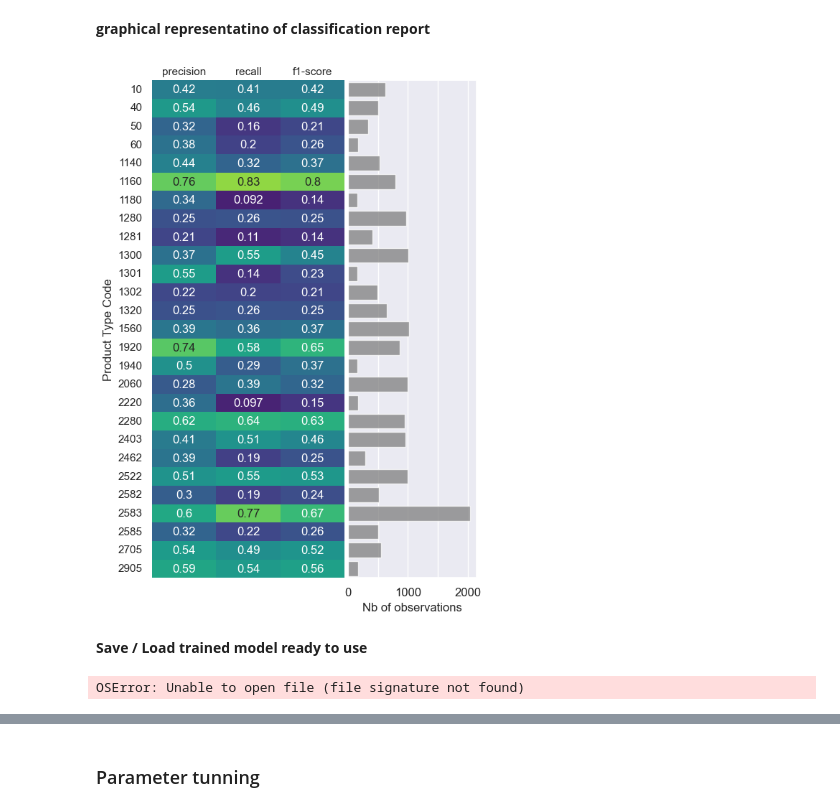
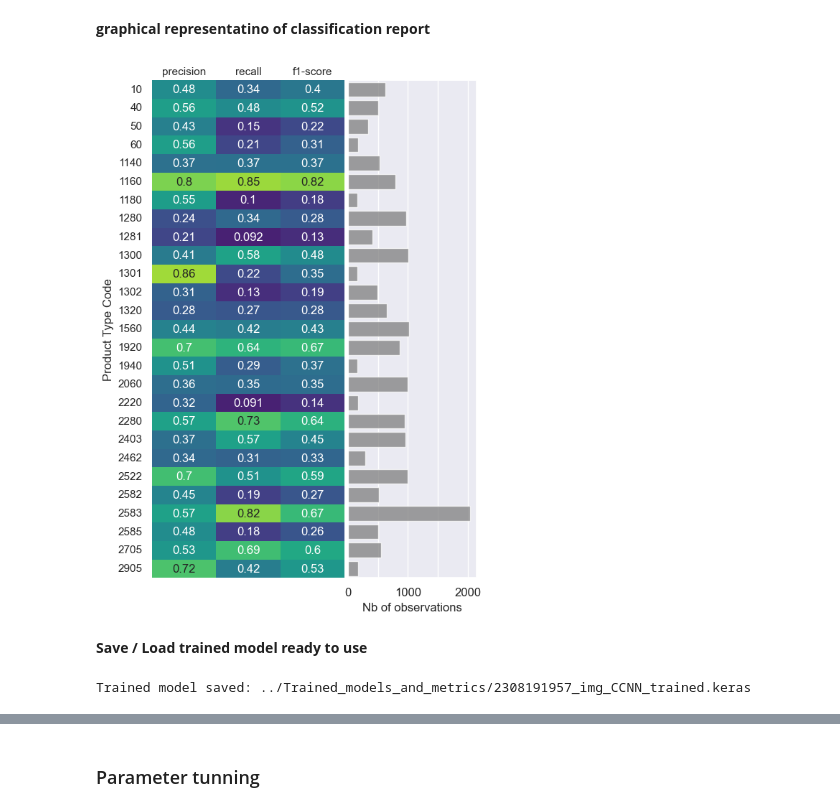
Before and after one commit to RamiroHR/Multimodal-Data-Product-Classification-Model, a Jupyter notebook: Image_Base_Models.ipynb, the cells around one changed output, grey strips where cells are left out. Saved outputs shown, nothing was run; the diff lists cells and outputs as text; code cells hidden in the pictures.

```diff
--- a/Image_Base_Models.ipynb
+++ b/Image_Base_Models.ipynb
@@ -980,16 +1114,32 @@ _________________________________________________________________
 # %% [markdown]
 **Train Model**
 # %%
+# EPOCHS = 10
+
+from tensorflow.keras.callbacks import ModelCheckpoint
+
+checkpoint_filepath = './tmp_checkpoint/'
+model_checkpoint_callback = ModelCheckpoint(
+                                            filepath=checkpoint_filepath,
+                                            verbose = 1,
+                                            save_weights_only=True,
+                                            monitor='val_accuracy',
+                                            mode='max',
+                                            save_best_only=True)
+
 t0 = time.time()
 
 training_history = CNN_clf.fit(XX_train, yy_train,
-                             validation_split = 0.2,
-                             epochs = 50,
-                             batch_size = 400)
+                              validation_split = 0.2,
+                              epochs = 100,
+                              batch_size = 400,
+                              callbacks=[model_checkpoint_callback])
 
 t1 = time.time()
 print("For %d observations, training time = %0.2f seconds" %(XX_train.shape[0], (t1-t0) ) )
 
+CNN_clf.load_weights(checkpoint_filepath)
+
 model_date_time = date_time()
 print(model_date_time)
 # %% [output]
@@ -1104,8 +1283,8 @@ from sklearn.metrics import classification_report
 cr = classification_report(y_test_prdCode, y_pred, output_dict = True)
 cr.update({"accuracy": {"precision": None, "recall": None, "f1-score": cr["accuracy"], "support": cr['macro avg']['support']}})
 
-micro_rf = pd.DataFrame(cr).transpose().reset_index().rename(columns={'index': 'prdtypecode'}).iloc[:-3,:]
-macro_rf = pd.DataFrame(cr).transpose().reset_index().rename(columns={'index': 'metrics'}).iloc[-3:,:]
+micro_CNN = pd.DataFrame(cr).transpose().reset_index().rename(columns={'index': 'prdtypecode'}).iloc[:-3,:]
+macro_CNN = pd.DataFrame(cr).transpose().reset_index().rename(columns={'index': 'metrics'}).iloc[-3:,:]
 
 # display(micro_dt)
 # display(macro_dt)
@@ -1178,54 +1403,54 @@ if export:
 # %% [markdown]
 **graphical representatino of classification report**
 # %%
-totN = micro_rf['support'].sum()
+totN = micro_CNN['support'].sum()
 totN
 
 art = sns.color_palette()
 
 # micro_rf.to_numpy()
 fig, axs = plt.subplots(1,2,figsize = (5.833,9),gridspec_kw={'width_ratios': [3.0, 2.0]})
 
-sns.heatmap(micro_rf.set_index('prdtypecode')[['precision', 'recall', 'f1-score']], annot = True, cmap='viridis',
+sns.heatmap(micro_CNN.set_index('prdtypecode')[['precision', 'recall', 'f1-score']], annot = True, cmap='viridis',
             vmin = 0, vmax = 1, ax = axs[0], cbar = False)
-sns.barplot(data = micro_rf, x = 'support', y='prdtypecode', color = 'grey', alpha = 0.75, ax = axs[1])
+sns.barplot(data = micro_CNN, x = 'support', y='prdtypecode', color = 'grey', alpha = 0.75, ax = axs[1])
 # sns.barplot(micro_rf.sort_values(by = 'f1-score', ascending=False).head(5),
 #             x = 'support', y='prdtypecode', color = art[1], alpha = 0.75, ax = axs[1])
 
 
 axs[0].xaxis.set_ticks_position('top')
 axs[0].xaxis.set_tick_params(length = 0)
 axs[0].xaxis.set_label_position('top')
 axs[0].set_ylabel('Product Type Code')
 
 axs[1].set_xticks([0,500,1000,1500,2000])
 axs[1].set_xticklabels([0,'',1000,'',2000], fontsize=12)
 axs[1].yaxis.set_tick_params(labelleft=False)
 axs[1].set_ylabel('')
 axs[1].set_xlabel('Nb of observations')
 
 plt.subplots_adjust(wspace=0.02, hspace=0);
 # %% [output]
-[figure, old version]
+[figure, new version]
 # %% [markdown]
 **Save / Load trained model ready to use**
 # %%
-save = False
-reload = True
+save = True
+reload = False
 
-import tensorflow as tf
 
 if save:
-    saved_model = training_path + model_date_time +'_img_CCNN_trained' + '.keras'
+    model_filename = training_path + model_date_time +'_img_CCNN_trained' + '.keras'
 
-    model.save(model_filename)
-    print("Trained model saved:", saved_model)
+    CNN_clf.save(model_filename)
+    print("Trained model saved:", model_filename)
 
 
 if reload:
-    saved_model = '../Trained_models_and_metrics/2308171223_img_CCNN_trained.joblib'
+    saved_model = '../Trained_models_and_metrics/2308191608_img_CCNN_trained.keras'
 
-    CNN_clf = tf.keras.models.load_model(saved_model)
+    from tensorflow.keras.models import load_model
+    CNN_clf_reload = load_model(saved_model)
     print("Trained model reloaded: ", saved_model)
 # %% [output]
-OSError: Unable to open file (file signature not found)
+Trained model saved: ../Trained_models_and_metrics/2308191957_img_CCNN_trained.keras
```
Also changed, not shown: parts of 57 cells of this notebook, 1 other file.
